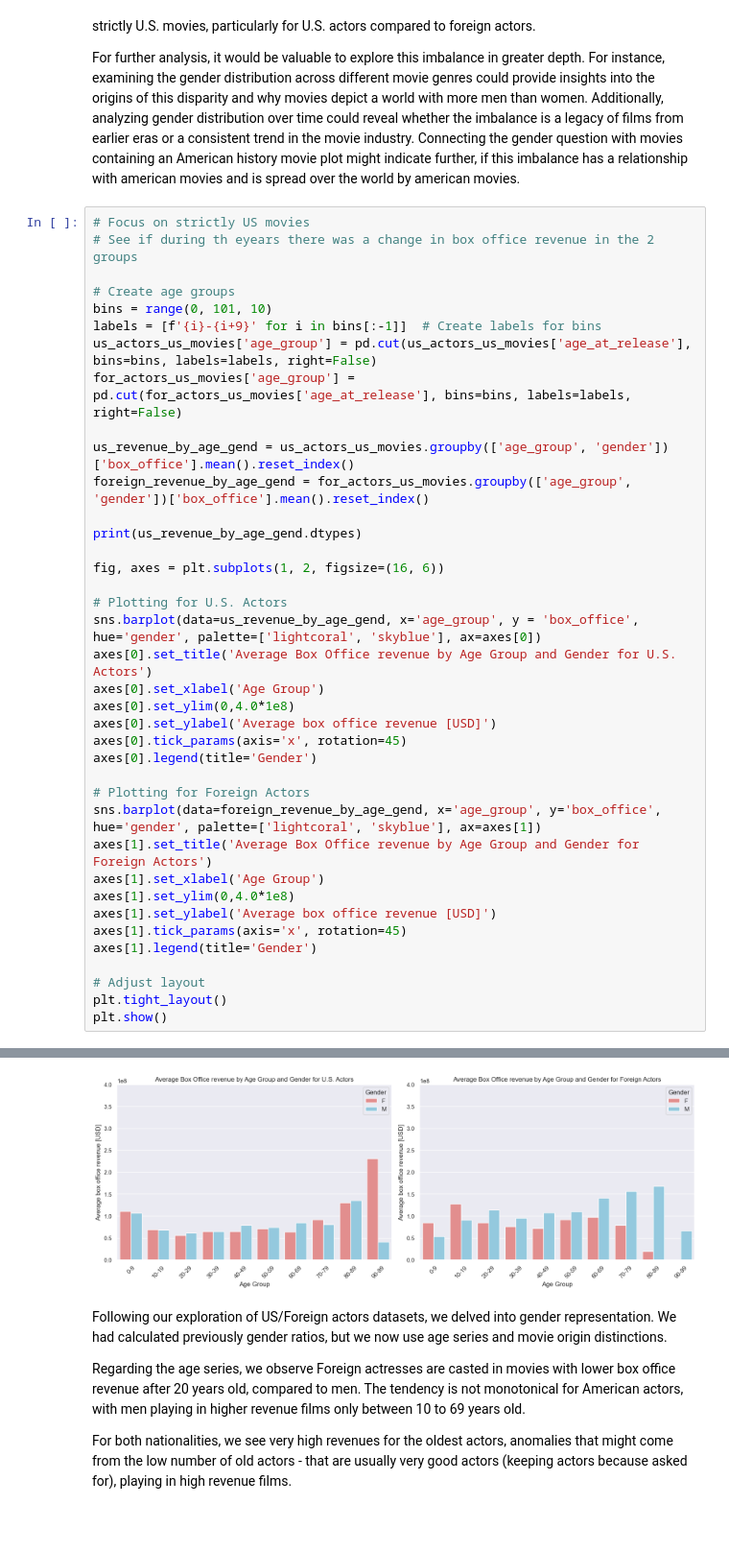
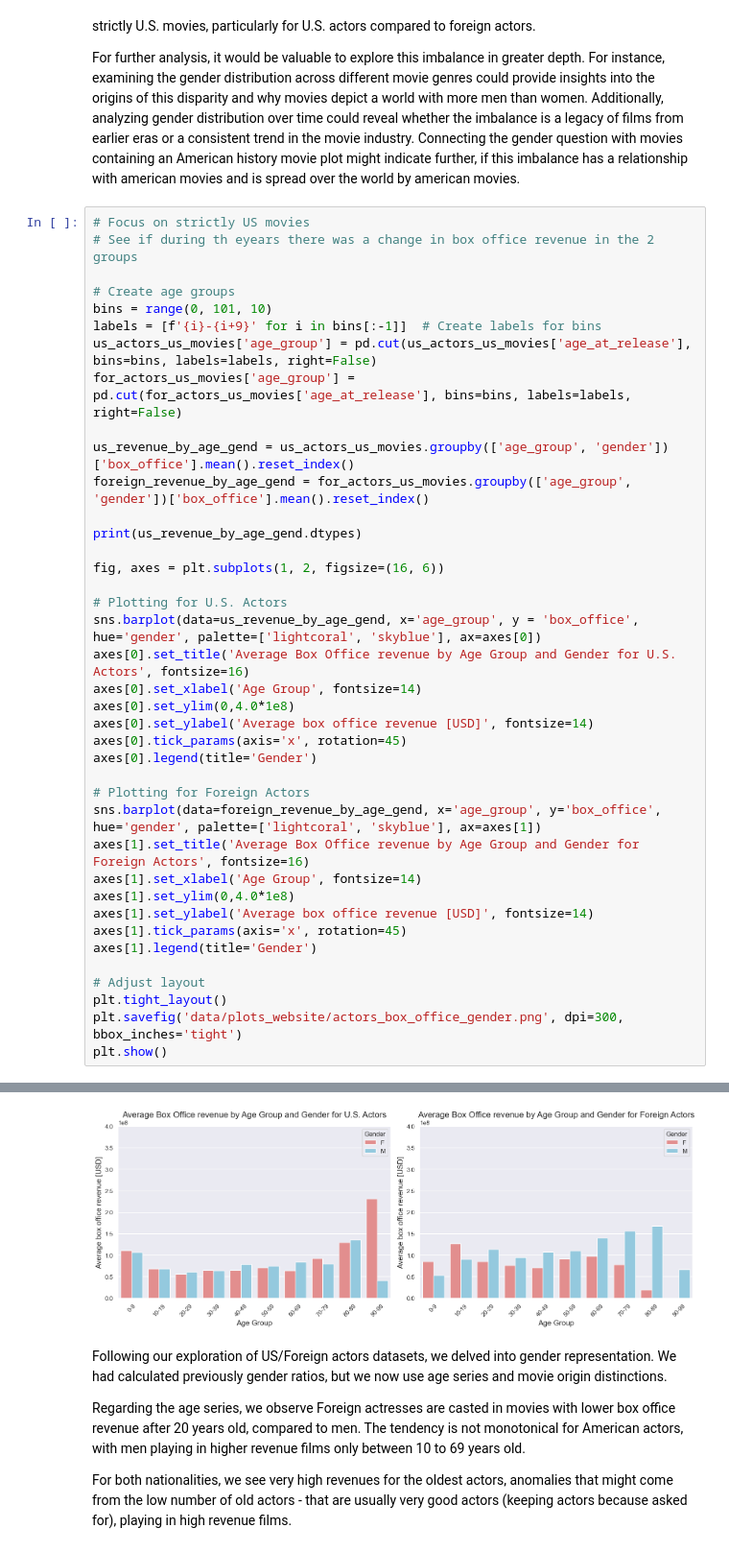
Before and after one commit to epfl-ada/ada-2024-project-adactylous, a Jupyter notebook: results_P2.ipynb, the cells around one changed output, grey strips where cells are left out. Shown at 96% size. Cells and saved outputs as stored; diff of their text form; blank space fills up the shorter version.

```diff
--- a/results_P2.ipynb
+++ b/results_P2.ipynb
@@ -1360,40 +1379,41 @@ labels = [f'{i}-{i+9}' for i in bins[:-1]]  # Create labels for bins
 us_actors_us_movies['age_group'] = pd.cut(us_actors_us_movies['age_at_release'], bins=bins, labels=labels, right=False)
 for_actors_us_movies['age_group'] = pd.cut(for_actors_us_movies['age_at_release'], bins=bins, labels=labels, right=False)
 
 us_revenue_by_age_gend = us_actors_us_movies.groupby(['age_group', 'gender'])['box_office'].mean().reset_index()
 foreign_revenue_by_age_gend = for_actors_us_movies.groupby(['age_group', 'gender'])['box_office'].mean().reset_index()
 
 print(us_revenue_by_age_gend.dtypes)
 
 fig, axes = plt.subplots(1, 2, figsize=(16, 6))
 
 # Plotting for U.S. Actors
 sns.barplot(data=us_revenue_by_age_gend, x='age_group', y = 'box_office', hue='gender', palette=['lightcoral', 'skyblue'], ax=axes[0])
-axes[0].set_title('Average Box Office revenue by Age Group and Gender for U.S. Actors')
-axes[0].set_xlabel('Age Group')
+axes[0].set_title('Average Box Office revenue by Age Group and Gender for U.S. Actors', fontsize=16)
+axes[0].set_xlabel('Age Group', fontsize=14)
 axes[0].set_ylim(0,4.0*1e8)
-axes[0].set_ylabel('Average box office revenue [USD]')
+axes[0].set_ylabel('Average box office revenue [USD]', fontsize=14)
 axes[0].tick_params(axis='x', rotation=45)
 axes[0].legend(title='Gender')
 
 # Plotting for Foreign Actors
 sns.barplot(data=foreign_revenue_by_age_gend, x='age_group', y='box_office', hue='gender', palette=['lightcoral', 'skyblue'], ax=axes[1])
-axes[1].set_title('Average Box Office revenue by Age Group and Gender for Foreign Actors')
-axes[1].set_xlabel('Age Group')
+axes[1].set_title('Average Box Office revenue by Age Group and Gender for Foreign Actors', fontsize=16)
+axes[1].set_xlabel('Age Group', fontsize=14)
 axes[1].set_ylim(0,4.0*1e8)
-axes[1].set_ylabel('Average box office revenue [USD]')
+axes[1].set_ylabel('Average box office revenue [USD]', fontsize=14)
 axes[1].tick_params(axis='x', rotation=45)
 axes[1].legend(title='Gender')
 
 # Adjust layout
 plt.tight_layout()
+plt.savefig('data/plots_website/actors_box_office_gender.png', dpi=300, bbox_inches='tight')
 plt.show()
 # %% [output]
 age_group     category
 gender          object
 box_office     float64
 dtype: object
-[figure, old version]
+[figure, new version]
 # %% [markdown]
 Following our exploration of US/Foreign actors datasets, we delved into gender representation. We had calculated previously gender ratios, but we now use age series and movie origin distinctions.
 
```
Also changed, not shown: parts of 7 cells of this notebook, 17 other files.
